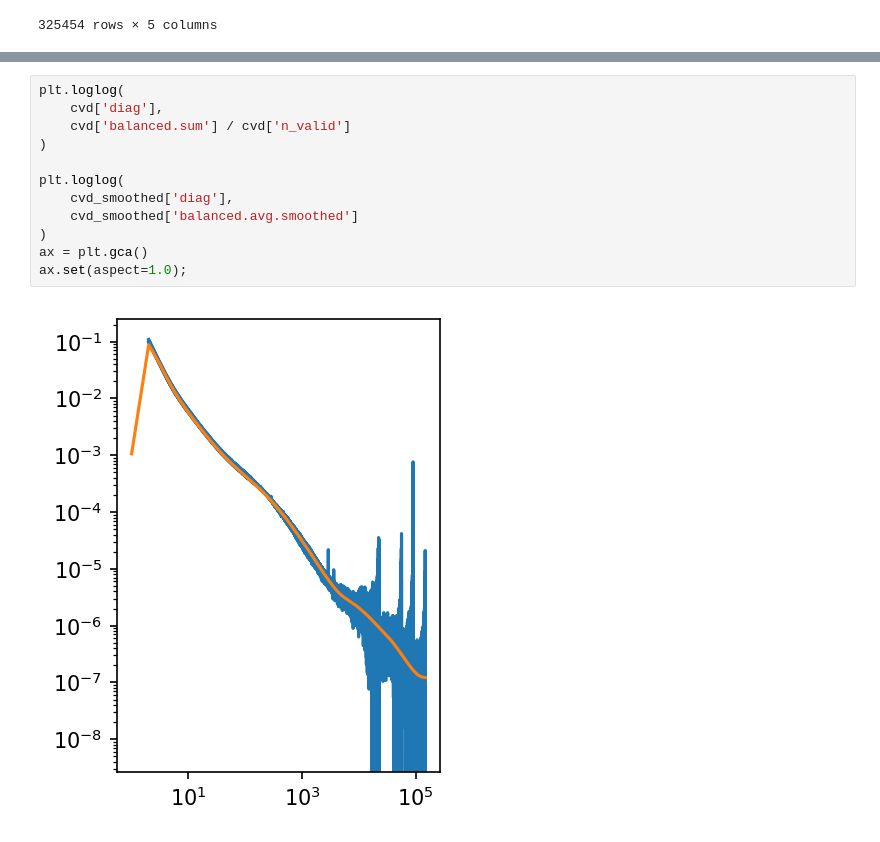
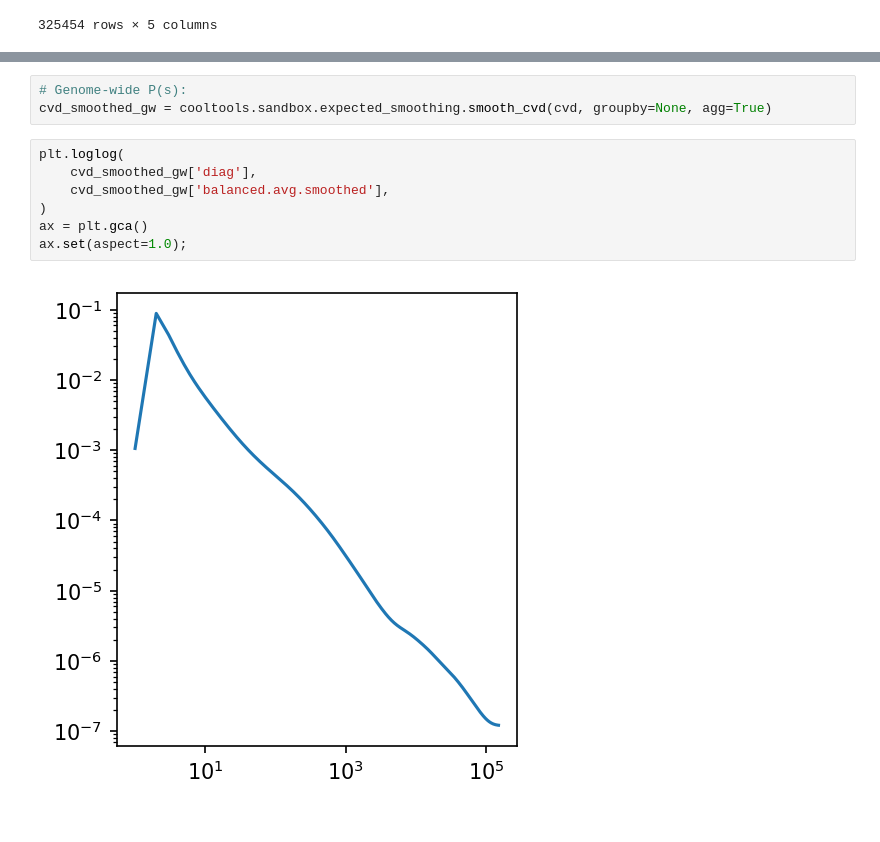
Before and after one commit to open2c/cooltools, a Jupyter notebook: cooltools/sandbox/expected_smoothing_example.ipynb, the cells around one changed output, grey strips where cells are left out. Cells and saved outputs as stored; diff of their text form.

Commit message:
sandbox.expected_smoothing: rework API, docs

```diff
--- a/cooltools/sandbox/expected_smoothing_example.ipynb
+++ b/cooltools/sandbox/expected_smoothing_example.ipynb
@@ -73,14 +104,12 @@ plt.rcParams['figure.dpi'] = 150
+# %%
+# Genome-wide P(s):
+cvd_smoothed_gw = cooltools.sandbox.expected_smoothing.smooth_cvd(cvd, groupby=None, agg=True)
 # %%
 plt.loglog(
-    cvd['diag'],
-    cvd['balanced.sum'] / cvd['n_valid']
-)
-
-plt.loglog(
-    cvd_smoothed['diag'],
-    cvd_smoothed['balanced.avg.smoothed']
+    cvd_smoothed_gw['diag'],
+    cvd_smoothed_gw['balanced.avg.smoothed'],
 )
 ax = plt.gca()
 ax.set(aspect=1.0);
 # %% [output]
-[figure, old version]
+[figure, new version]
```
Also changed, not shown: parts of 7 cells of this notebook, 1 other file.
